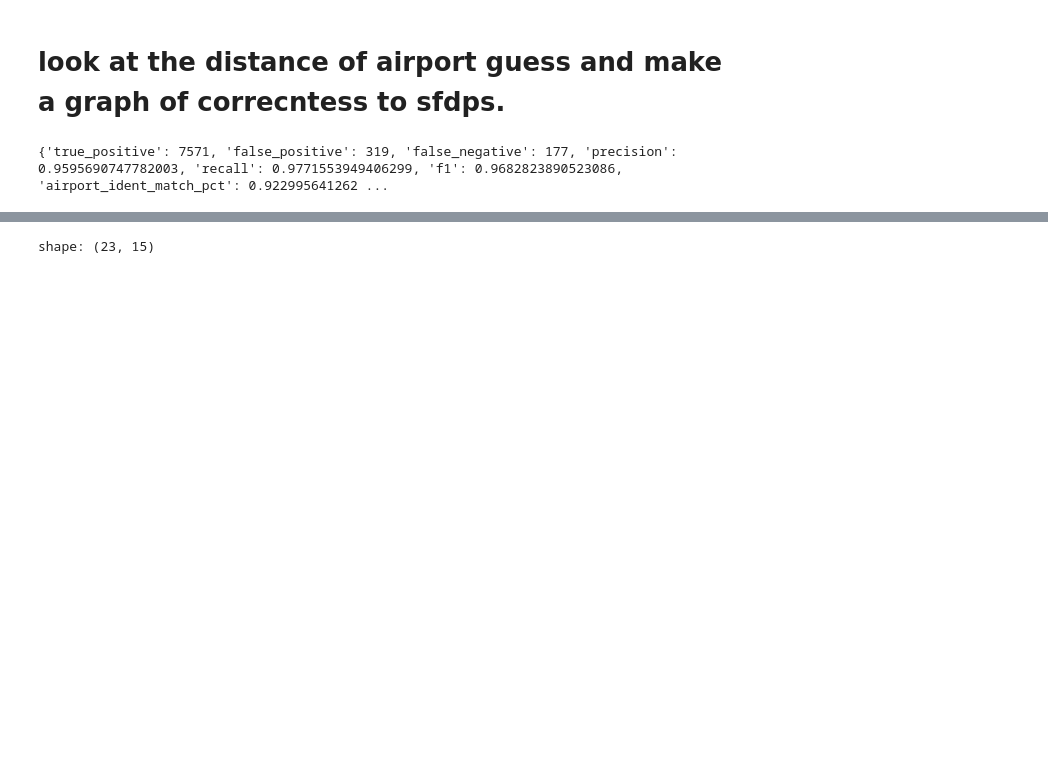
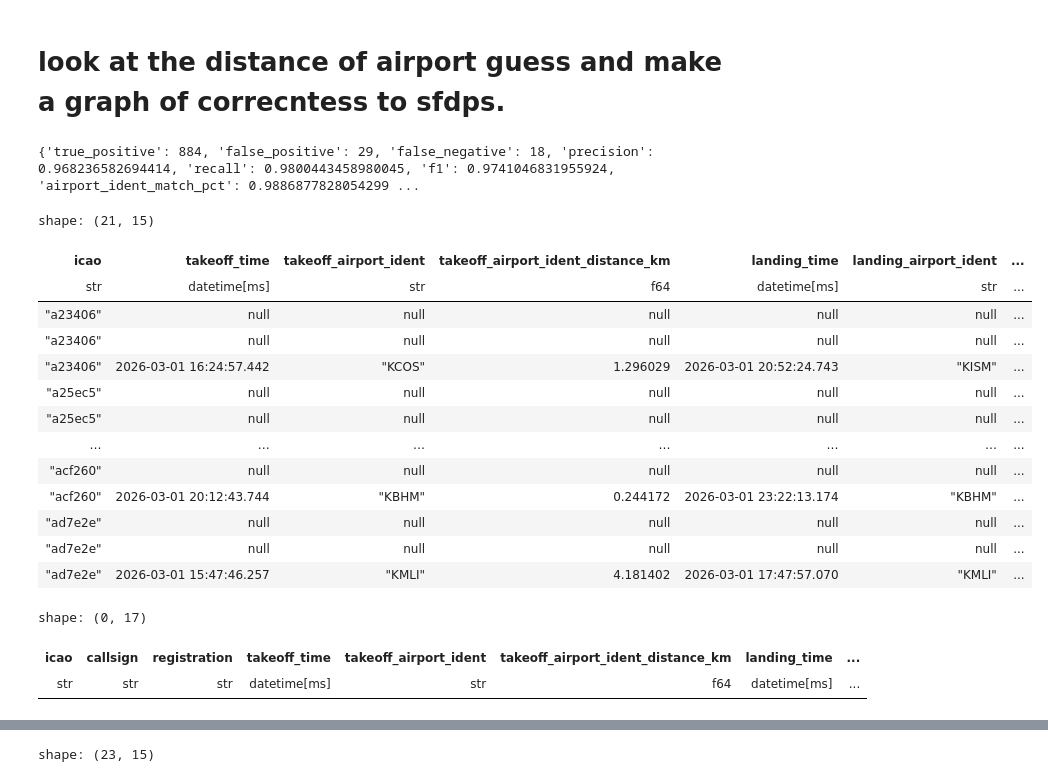
Before and after one commit to PlaneQuery/planequery-data, a Jupyter notebook: notebooks/flights/flights_comparision_3.ipynb, the cells around one changed output, grey strips where cells are left out. Saved outputs shown, nothing was run; the diff lists cells and outputs as text; code cells hidden in the pictures; blank space fills up the shorter version.

```diff
--- a/notebooks/flights/flights_comparision_3.ipynb
+++ b/notebooks/flights/flights_comparision_3.ipynb
@@ -7,11 +7,13 @@ from data_engineering.adsb.read_adsb import read_adsb
 from data_engineering.adsbx.get_flights import get_adsbx_flights_for_day
 from data_engineering.bts.read_bts_ontime_to_flights import get_bts_flights_for_day
 from data_engineering.flights.sfdps_to_flights import get_sfdps_flights_day
+from flights.evaluation.american_evals import continental_usa_to_continental_usa
 from flights.flights_match_adsb import flights_match_adsb, get_matching_icaos_in_flights
 
-test_date = date(2026,3,1)
+test_date = date(2026,6,1)
 df_model = pl.read_parquet('/Volumes/T2-SSD/planequery/data/flights/trad-model/v2/flights.parquet')
 df_sfdps = get_sfdps_flights_day(test_date)
+df_sfdps = continental_usa_to_continental_usa(df_sfdps)
 df_sfdps = get_matching_icaos_in_flights(df_sfdps, read_adsb(test_date))
 expr = pl.col("takeoff_time").dt.date() == test_date
 df_sfdps = df_sfdps.filter(expr)
@@ -26,7 +28,7 @@ df = df_flights_comparision(df_model, df_sfdps, start_dt=start_dt, end_dt=end_dt
 stats = df_flights_comparison_stats(df)
 print(stats)
 # %% [output]
-{'true_positive': 7571, 'false_positive': 319, 'false_negative': 177, 'precision': 0.9595690747782003, 'recall': 0.9771553949406299, 'f1': 0.9682823890523086, 'airport_ident_match_pct': 0.922995641262 ...
+{'true_positive': 884, 'false_positive': 29, 'false_negative': 18, 'precision': 0.968236582694414, 'recall': 0.9800443458980045, 'f1': 0.9741046831955924, 'airport_ident_match_pct': 0.9886877828054299 ...
 # %%
 COLUMNS = [
     "icao",
@@ -47,6 +49,28 @@ COLUMNS = [
 ]
 df = df.select(COLUMNS)
 # %%
-df = df.filter(
-    (pl.col("match_status") == "both").all().over("icao")
-)
+df.filter(
+    (pl.col("match_status") != "both").all().over("icao")
+).get_column("icao").unique().to_list()
+# %% [output]
+shape: (21, 15)
+| icao | takeoff_time | takeoff_airport_ident | takeoff_airport_ident_distance_km | landing_time | landing_airport_ident | ... |
+| str | datetime[ms] | str | f64 | datetime[ms] | str | ... |
+| "a23406" | null | null | null | null | null | ... |
+| "a23406" | null | null | null | null | null | ... |
+| "a23406" | 2026-03-01 16:24:57.442 | "KCOS" | 1.296029 | 2026-03-01 20:52:24.743 | "KISM" | ... |
+| "a25ec5" | null | null | null | null | null | ... |
+| "a25ec5" | null | null | null | null | null | ... |
+| … | … | … | … | … | … | ... |
+| "acf260" | null | null | null | null | null | ... |
+| "acf260" | 2026-03-01 20:12:43.744 | "KBHM" | 0.244172 | 2026-03-01 23:22:13.174 | "KBHM" | ... |
+| "ad7e2e" | null | null | null | null | null | ... |
+| "ad7e2e" | null | null | null | null | null | ... |
+| "ad7e2e" | 2026-03-01 15:47:46.257 | "KMLI" | 4.181402 | 2026-03-01 17:47:57.070 | "KMLI" | ... |
+# %%
+icao = "a67084"
+df_model.filter(pl.col("icao") == icao)
+# %% [output]
+shape: (0, 17)
+| icao | callsign | registration | takeoff_time | takeoff_airport_ident | takeoff_airport_ident_distance_km | landing_time | ... |
+| str | str | str | datetime[ms] | str | f64 | datetime[ms] | ... |
```
Also changed, not shown: parts of 7 cells of this notebook, 1 other file.
